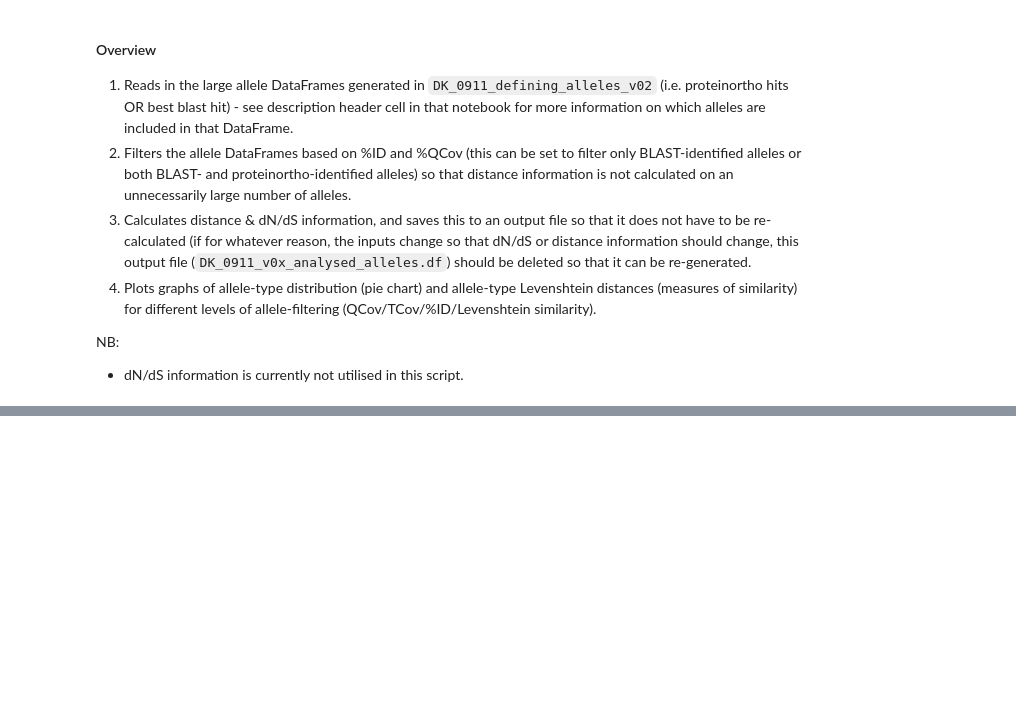
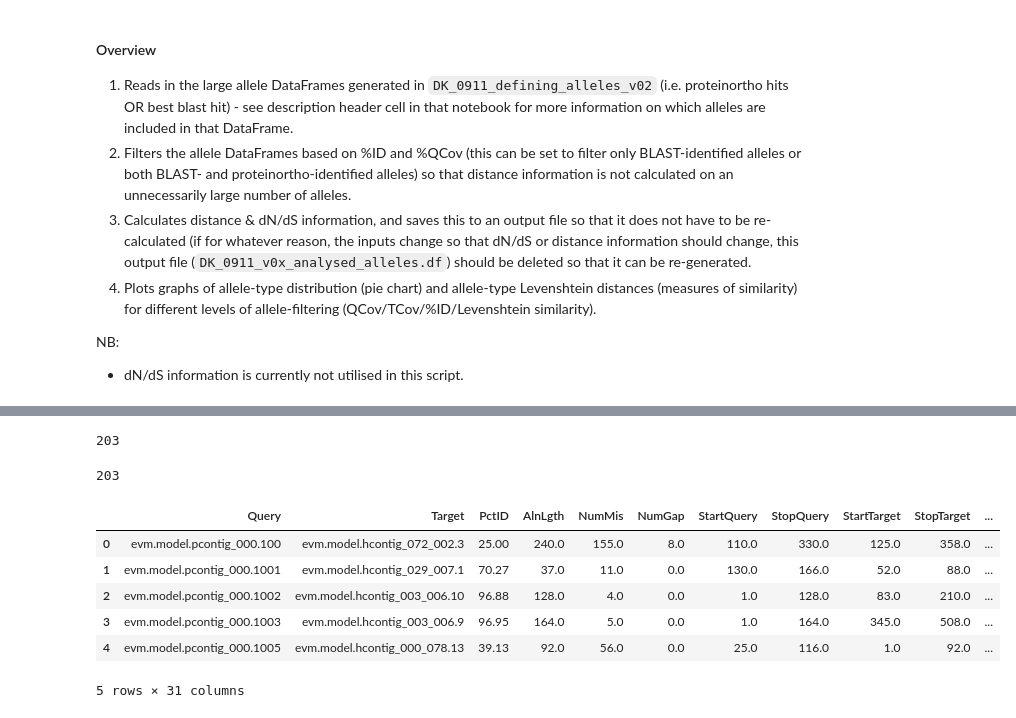
Before and after one commit to Team-Schwessinger/DK_0911-1, a Jupyter notebook: scripts/DK_0911_post_allele_analysis_v02.ipynb, the cells around one changed output, grey strips where cells are left out. Saved outputs shown, nothing was run; the diff lists cells and outputs as text; code cells hidden in the pictures; blank space fills up the shorter version.

```diff
--- a/scripts/DK_0911_post_allele_analysis_v02.ipynb
+++ b/scripts/DK_0911_post_allele_analysis_v02.ipynb
@@ -606,0 +600,35 @@ sum(alleleDf_test.index.isnull()) == sum(alleleDf.index.isnull())
+# %%
+alleleDf = phFullAlleleDf.copy()
+alleleDf['folder'] = alleleDf.Query + '_' + alleleDf.Target
+alleleDf.set_index('folder', inplace=True)
+noNANdf = alleleDf.loc[~alleleDf.index.isnull(),:].copy()
+all_folders = noNANdf.index
+#generate a tmp folder for the parallized analysis
+tmp_path = os.path.join(BASE_OUT_PATH, 'tmp')
+dist_suffix = 'distdf_tmp'
+distdf_header = ['protein_hamming', 'protein_levenshtein', 'cds_hamming',
+       'cds_levenshtein']
+distdf = combineTmpToDf(distdf_header, dist_suffix, tmp_path, clean=False)
+distdf['Index'] = distdf.index
+noNANdf['Index'] = noNANdf.index
+tmp_df = pd.merge(noNANdf, distdf,how='inner')
+# %% [output]
+203
+# %%
+dNdS_suffix = 'dNdSdf_tmp'
+dNdS_header = ['yn00_dN/dS','LWL85_dN/dS','LWL85m_dN/dS','LPB93_dN/dS' ]
+dNdSdf = combineTmpToDf(dNdS_header, dNdS_suffix, tmp_path, clean=False)
+dNdSdf['Index'] = dNdSdf.index
+tmp_df = pd.merge(tmp_df, dNdSdf,how='inner')
+# %% [output]
+203
+# %%
+tmp_df.head()
+# %% [output]
+|  | Query | Target | PctID | AlnLgth | NumMis | NumGap | StartQuery | StopQuery | StartTarget | StopTarget | ... |
+| 0 | evm.model.pcontig_000.100 | evm.model.hcontig_072_002.3 | 25.00 | 240.0 | 155.0 | 8.0 | 110.0 | 330.0 | 125.0 | 358.0 | ... |
+| 1 | evm.model.pcontig_000.1001 | evm.model.hcontig_029_007.1 | 70.27 | 37.0 | 11.0 | 0.0 | 130.0 | 166.0 | 52.0 | 88.0 | ... |
+| 2 | evm.model.pcontig_000.1002 | evm.model.hcontig_003_006.10 | 96.88 | 128.0 | 4.0 | 0.0 | 1.0 | 128.0 | 83.0 | 210.0 | ... |
+| 3 | evm.model.pcontig_000.1003 | evm.model.hcontig_003_006.9 | 96.95 | 164.0 | 5.0 | 0.0 | 1.0 | 164.0 | 345.0 | 508.0 | ... |
+| 4 | evm.model.pcontig_000.1005 | evm.model.hcontig_000_078.13 | 39.13 | 92.0 | 56.0 | 0.0 | 25.0 | 116.0 | 1.0 | 92.0 | ... |
+5 rows × 31 columns
```
Also changed, not shown: parts of 24 cells of this notebook.
